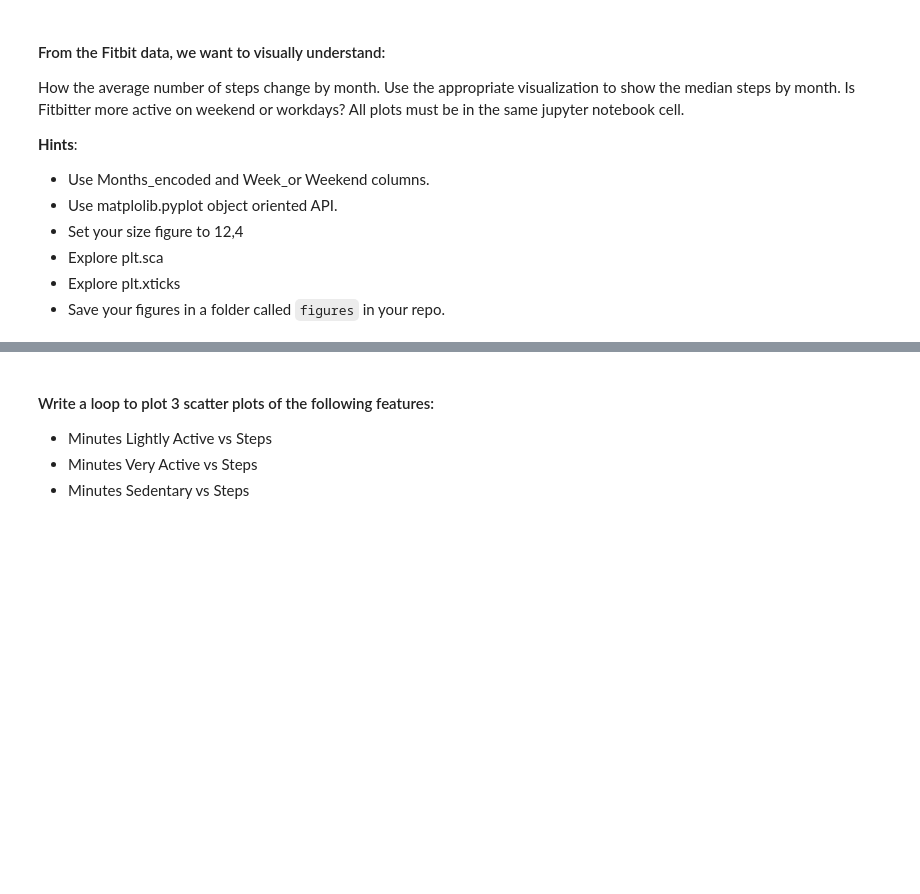
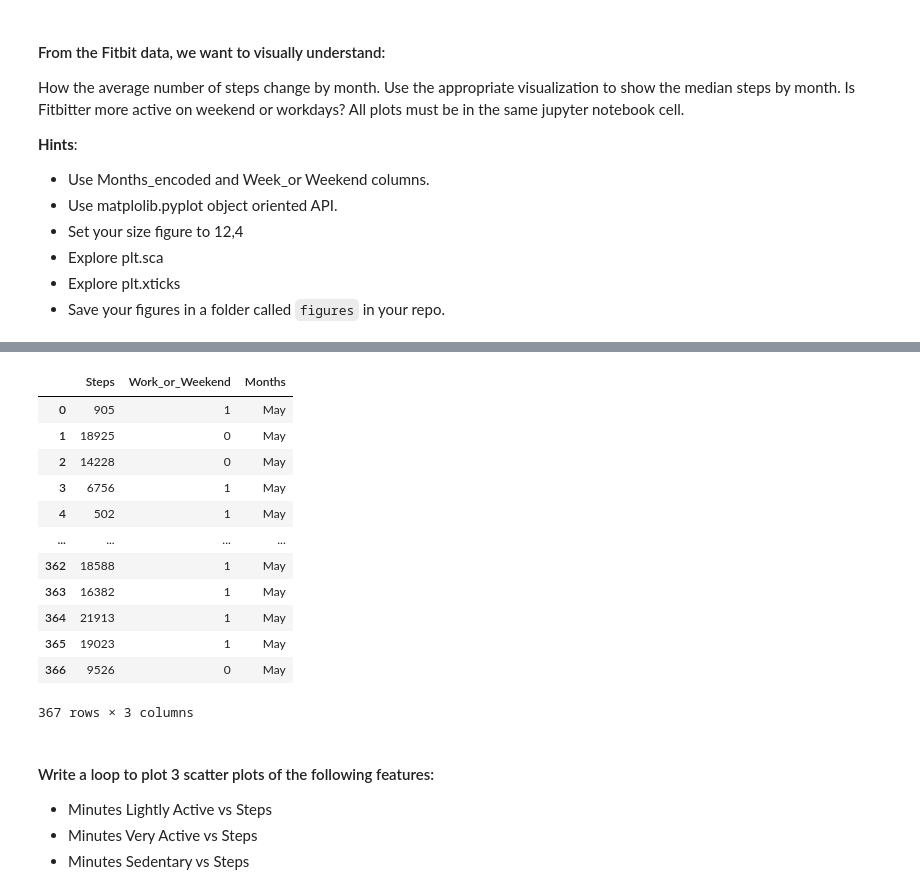
Before and after one commit to montesgrande95/dataptmad1121_labs, a Jupyter notebook: module-2/matplotlib-seaborn/your-code/matplot_seaborn_lab.ipynb, the cells around one changed output, grey strips where cells are left out. Cells and saved outputs as stored; diff of their text form; code cells hidden in the pictures; blank space fills up the shorter version.

```diff
--- a/module-2/matplotlib-seaborn/your-code/matplot_seaborn_lab.ipynb
+++ b/module-2/matplotlib-seaborn/your-code/matplot_seaborn_lab.ipynb
@@ -129,3 +189,47 @@ How the average number of steps change by month. Use the appropriate visualizati
+# %%
+#dummy_months = pd.get_dummies(fitbit["Months"])
+#fitbit = pd.concat([fitbit,dummy_months], axis = 1)
+new_fitbit = fitbit.drop(['Date',
+ 'Calorie burned',
+ 'Distance',
+ 'Floors',
+ 'Minutes Sedentary',
+ 'Minutes Lightly Active',
+ 'Minutes Fairly Active',
+ 'Minutes Very Active',
+ 'Activity Calories',
+ 'MinutesOfSleep',
+ 'MinutesOfBeingAwake',
+ 'NumberOfAwakings',
+ 'LengthOfRestInMinutes',
+ 'Distance_miles',
+ 'Days',
+ 'Days_encoded',
+ 'Hours Sleep',
+ 'Sleep efficiency',
+ 'Yesterday_sleep',
+ 'Yesterday_sleep_efficiency',
+ 'Months_encoded'], axis = 1)
+
+
+new_fitbit
+
+
+#YA NOS HEMOS CARGADO DEL DATASET TODAS LAS COLUMNAS QUE NO NOS INTERESAN
+# %% [output]
+|  | Steps | Work_or_Weekend | Months |
+| 0 | 905 | 1 | May |
+| 1 | 18925 | 0 | May |
+| 2 | 14228 | 0 | May |
+| 3 | 6756 | 1 | May |
+| 4 | 502 | 1 | May |
+| ... | ... | ... | ... |
+| 362 | 18588 | 1 | May |
+| 363 | 16382 | 1 | May |
+| 364 | 21913 | 1 | May |
+| 365 | 19023 | 1 | May |
+| 366 | 9526 | 0 | May |
+367 rows × 3 columns
 # %% [markdown]
 #### Write a loop to plot 3 scatter plots of the following features:
 
```
Also changed, not shown: parts of 6 cells of this notebook.
